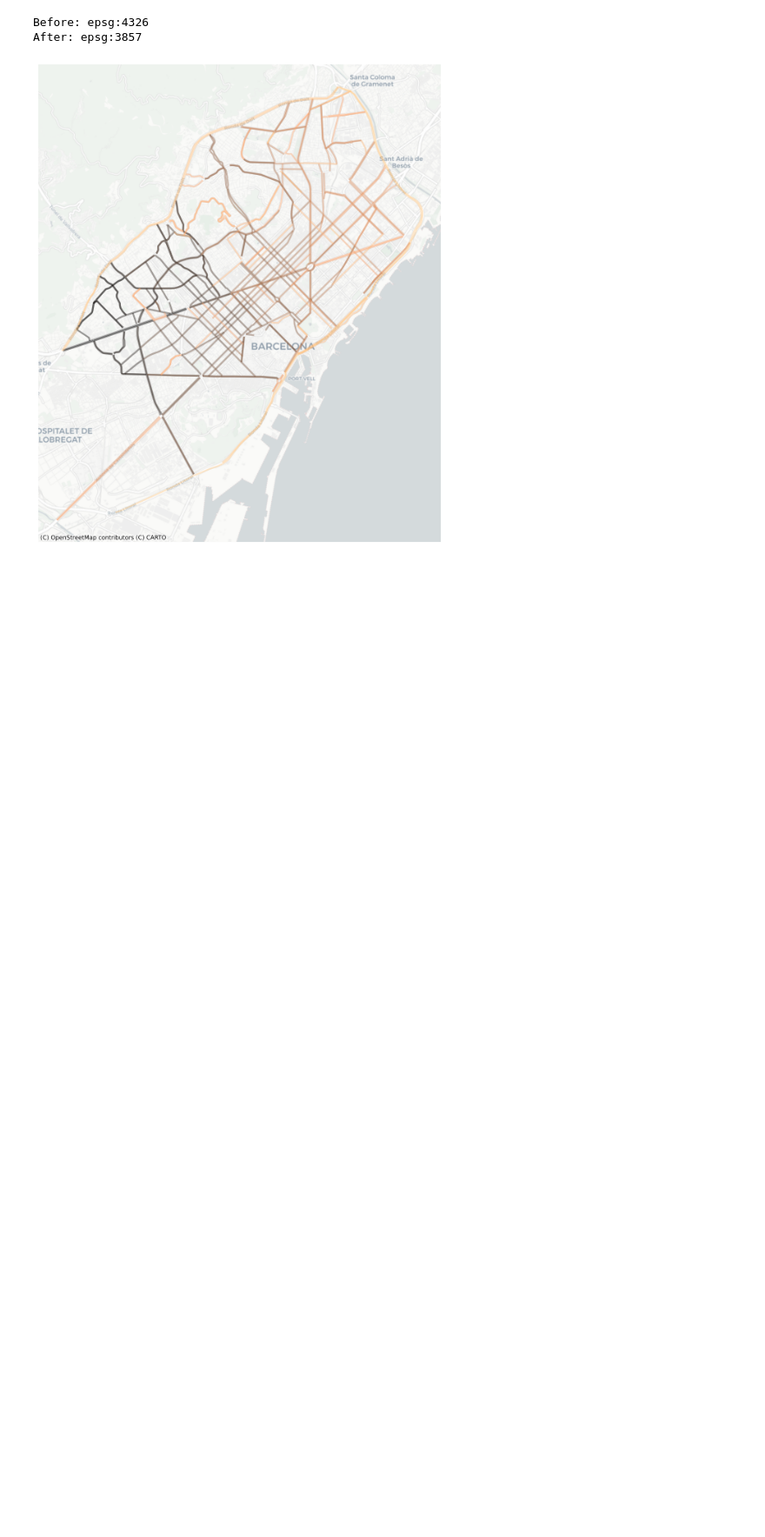
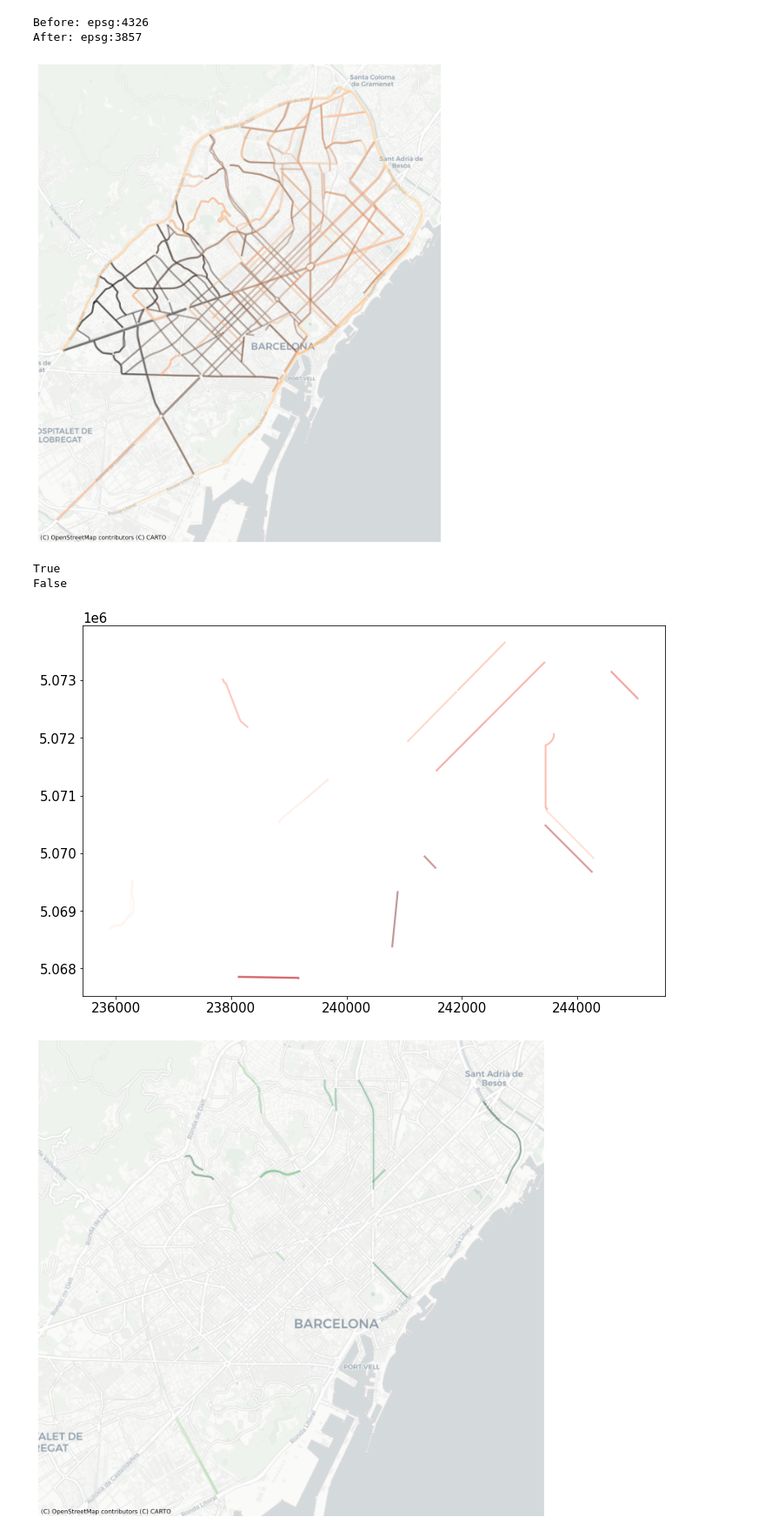
Before and after one commit to soyhyoj/BCN-TrafficForecast, a Jupyter notebook: notebooks/2. EDA.ipynb, the cells around one changed output. Shown at 87% size. Cells and saved outputs as stored; diff of their text form; code cells hidden in the pictures; blank space fills up the shorter version.

```diff
--- a/notebooks/2. EDA.ipynb
+++ b/notebooks/2. EDA.ipynb
@@ -224,0 +221,22 @@ plt.show()
+# %%
+# Any changes in section IDs?
+sectionID_2019 = sep_2019.sectionID.unique()
+sectionID_2020 = sep_2020.sectionID.unique()
+
+sectionID_changed = sectionID_2019 != sectionID_2020
+print('Changes in total # of sections observed: ', sectionID_changed)
+print('')
+print('Total counts of sectionID in 2019: ', len(sectionID_2019))
+print('')
+print('Total counts of sectionID in 2020: ', len(sectionID_2020))
+print('')
+
+
+sectionID_changed_n = len(sectionID_2020) - len(sectionID_2019)
+print('# of changes in section ID in 2020: ', sectionID_changed_n)
+print('')
+sectionID_only_2020 = [id for id in sectionID_2020 if id not in sectionID_2019]
+print('# of sectionIDs observed in 2020 but not in 2019: ', len(sectionID_only_2020))
+print('')
+sectionID_only_2019 = [id for id in sectionID_2019 if id not in sectionID_2020]
+print('# of sectionIDs observed in 2019 but not in 2020: ', len(sectionID_only_2019))
@@ -339,6 +401,35 @@ ax.set_axis_off()
 plt.show()
 # %% [output]
 [figure]
+# %%
+# Do all sectionIDs have their geometry columns?
+geom_for_removed_2020 = [i for i in bcn_geom_2.index if i in sectionID_only_2019]
+print(len(geom_for_removed_2020) == len(sectionID_only_2019))
+
+geom_for_added_2020 = [i for i in bcn_geom_2.index if i in sectionID_only_2020]
+print(len(geom_for_added_2020) == len(sectionID_only_2020))
+
+# If not, leave only the IDs having their corresponding geometries for plotting
+# %% [output]
+True
+False
+# %%
+# Where are the removed and added section IDs located?
+removed_in_2020 = bcn_geom_2.loc[sectionID_only_2019]
+added_in_2020 = bcn_geom_2.loc[geom_for_added_2020]
+
+# Plot the traffic sections newly removed/added in 2020
+ax = removed_in_2020.plot(figsize=(12, 12), alpha=.4, cmap='Reds')
+ax = added_in_2020.plot(figsize=(12, 12), alpha=.4, cmap='Greens')
+
+# Basemap of BCN city
+ctx.add_basemap(ax, source=ctx.providers.CartoDB.Positron)
+
+ax.set_axis_off()
+plt.show()
+# %% [output]
+[figure, added]
+[figure, added]
 # %%
 # Plot 10 sections with the most fluid & heavy traffic in 2019 and 2020
 # %%
```
Also changed, not shown: parts of 11 cells of this notebook.
